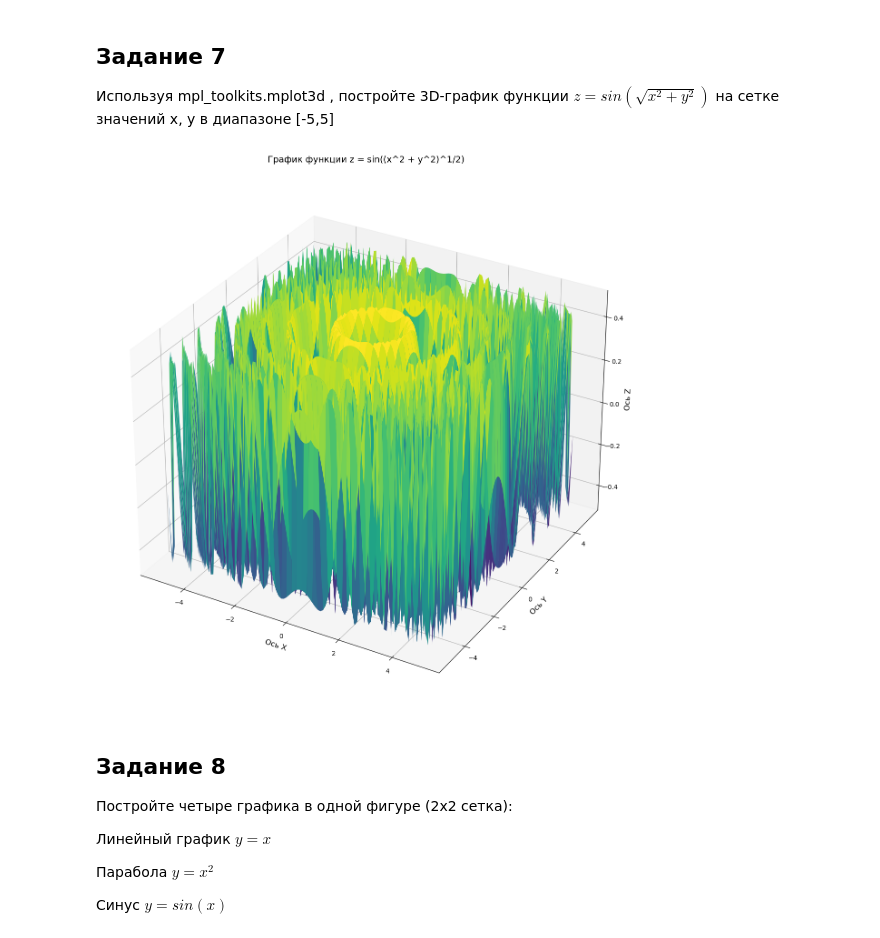
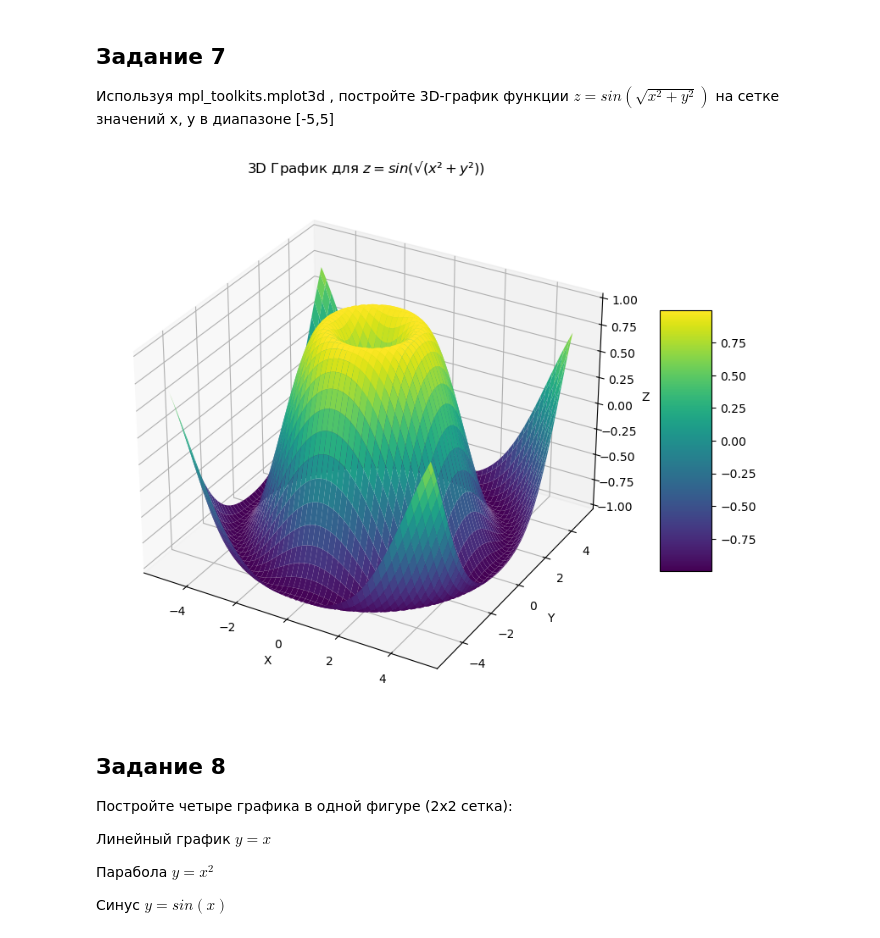
Before and after one commit to StasZatsepin/Lab-3, a Jupyter notebook: Lab 3.ipynb, the cells around one changed output. Saved outputs shown, nothing was run; the diff lists cells and outputs as text; code cells hidden in the pictures.

```diff
--- a/Lab 3.ipynb
+++ b/Lab 3.ipynb
@@ -128,27 +128,32 @@ plt.show()
 
 Используя mpl_toolkits.mplot3d , постройте 3D-график функции $z = sin(\sqrt{x^2 + y^2})$ на сетке значений x, y в диапазоне [-5,5]
 # %%
+import numpy as np
+import matplotlib.pyplot as plt
 from mpl_toolkits.mplot3d import Axes3D
 
 x = np.linspace(-5, 5, 100)
 y = np.linspace(-5, 5, 100)
-X, Y = np.meshgrid(x, y)
-fig = plt.figure(figsize=(12, 20))
+x, y = np.meshgrid(x, y)
+
+r = np.sqrt(x**2 + y**2)
+z = np.sin(r)
+
+fig = plt.figure(figsize=(10, 8))
 ax = fig.add_subplot(111, projection='3d')
 
-Z =(np.sin(X**2 + Y**2))
-Z = Z**1/2
+surf = ax.plot_surface(x, y, z, cmap='viridis', edgecolor='none')
 
-ax.set_title('График функции z = sin((x^2 + y^2)^1/2)', fontsize=14, pad=20)
-ax.set_xlabel('Ось X', fontsize=12)
-ax.set_ylabel('Ось Y', fontsize=12)
-ax.set_zlabel('Ось Z', fontsize=12)
-surf = ax.plot_surface(X, Y, Z, cmap='viridis')
-plt.tight_layout()
+fig.colorbar(surf, shrink=0.5, aspect=5)
+
+ax.set_xlabel('X')
+ax.set_ylabel('Y')
+ax.set_zlabel('Z')
+ax.set_title('3D График для $z = sin(√(x² + y²))$')
 
 plt.show()
 # %% [output]
-[figure, old version]
+[figure, new version]
 # %% [markdown]
 ## Задание 8
 
```
Also changed, not shown: parts of 1 cell of this notebook.
